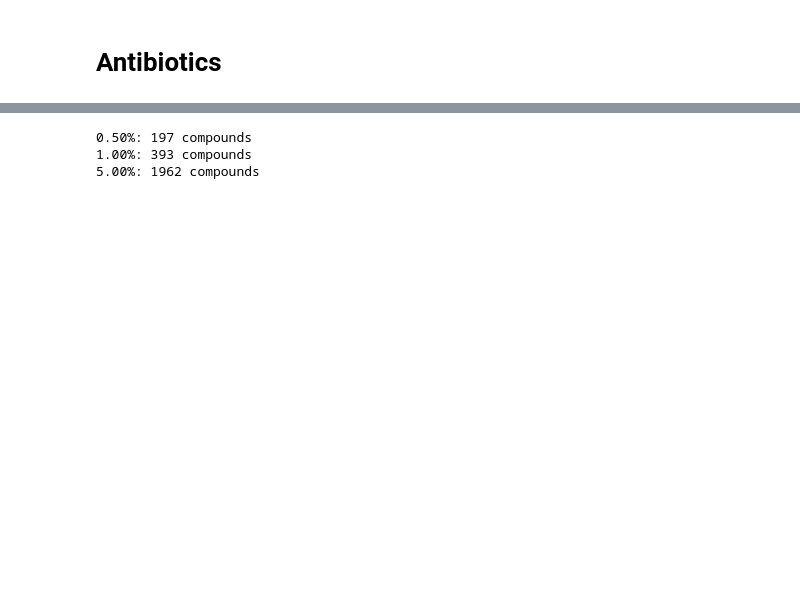
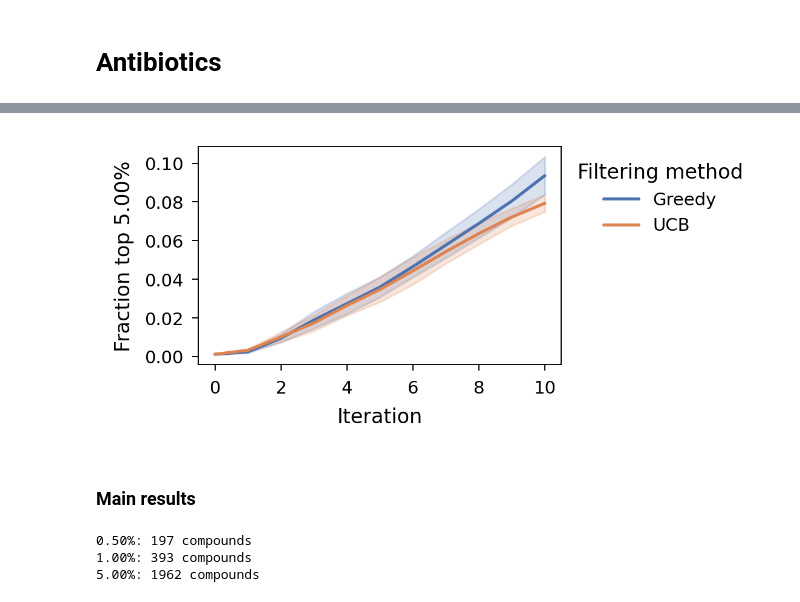
Before and after one commit to jenna-fromer/qPO, a Jupyter notebook: figures/figures.ipynb, the cells around one changed output, grey strips where cells are left out. Saved outputs shown, nothing was run; the diff lists cells and outputs as text; code cells hidden in the pictures; blank space fills up the shorter version.

```diff
--- a/figures/figures.ipynb
+++ b/figures/figures.ipynb
@@ -102,0 +196,23 @@ for file in result_dir.rglob('wong_antibiotics*.json'):
+# %%
+# ucb vs greedy for filtering
+with open('../results_ucb/wong_antibiotics_Mean_50uM_batch50_initbatchNone_methodqPO.json', 'r') as f:
+    ucb = json.load(f)
+for entry in ucb:
+    for kkN, kk in zip(kN, k):
+        entry[f'Fraction top {100*kk:0.2f}%'] = len(top_smis[kkN].intersection(set(entry["All acquired points"].keys())))/kkN
+    entry.pop("All acquired points")
+    entry.pop("New acquired points")
+    entry['Filtering method'] = 'UCB'
+
+with open('../results_main/wong_antibiotics_Mean_50uM_batch50_initbatchNone_methodqPO.json', 'r') as f:
+    greedy = json.load(f)
+for entry in greedy:
+    for kkN, kk in zip(kN, k):
+        entry[f'Fraction top {100*kk:0.2f}%'] = len(top_smis[kkN].intersection(set(entry["All acquired points"].keys())))/kkN
+    entry.pop("All acquired points")
+    entry.pop("New acquired points")
+    entry['Filtering method'] = 'Greedy'
+
+storage = [*greedy, *ucb]
+data = pd.DataFrame(storage)
+data.head()
@@ -102,0 +226,13 @@ for file in result_dir.rglob('wong_antibiotics*.json'):
+# %%
+y = 'Fraction top 5.00%'
+fig, ax = plt.subplots(1,1)
+sns.lineplot(
+    data=data, x='Iteration', y=y,
+    hue='Filtering method',
+    ax=ax, errorbar=("se", 1))
+plot_utils.set_size(w=2, h=1.2, ax=ax)
+sns.move_legend(ax, "upper left", bbox_to_anchor=(1, 1))
+# %% [output]
+[figure, added]
+# %% [markdown]
+### Main results
```
Also changed, not shown: parts of 23 cells of this notebook, 1 other file.
